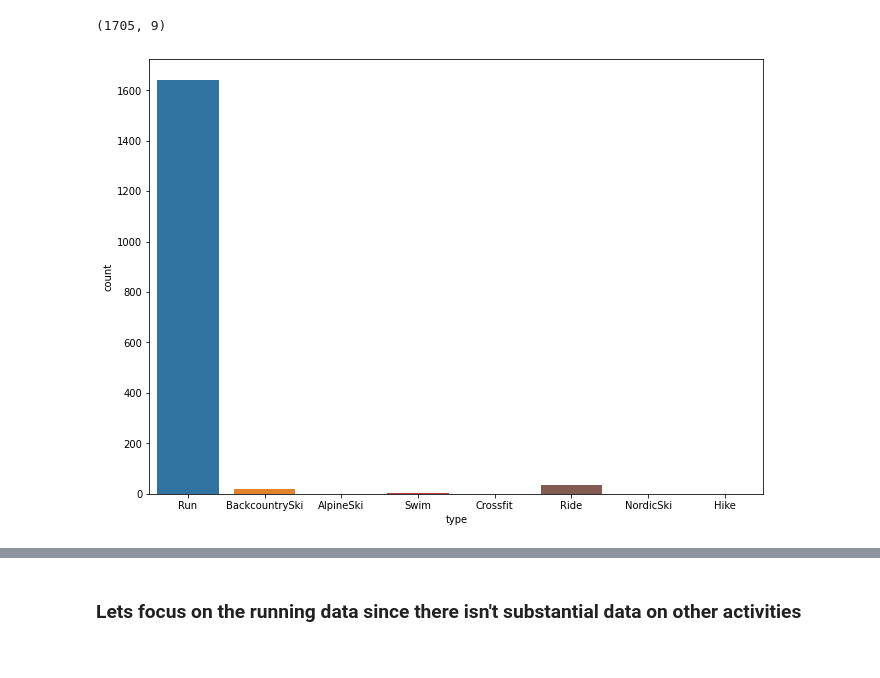
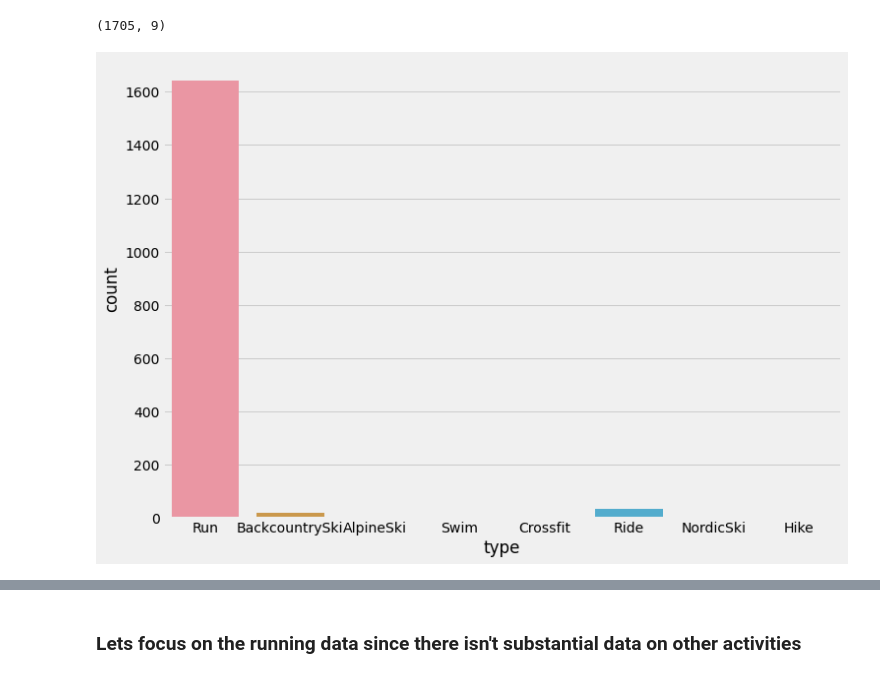
Before and after one commit to NateSalima/StravaProject, a Jupyter notebook: Strava.ipynb, the cells around one changed output, grey strips where cells are left out. Drawn from its saved outputs; the diff is of its cells as text; code cells hidden in the pictures.

```diff
--- a/Strava.ipynb
+++ b/Strava.ipynb
@@ -68,8 +68,9 @@ df.shape
 # %% [output]
 (1705, 9)
 # %%
+plt.style.use('fivethirtyeight')
 dimensions = (11, 8)
 fig, ax = plt.subplots(figsize=dimensions)
 sns.countplot(ax=ax, x="type", data=df);
 # %% [output]
-[figure, old version]
+[figure, new version]
```
Also changed, not shown: parts of 26 cells of this notebook.
